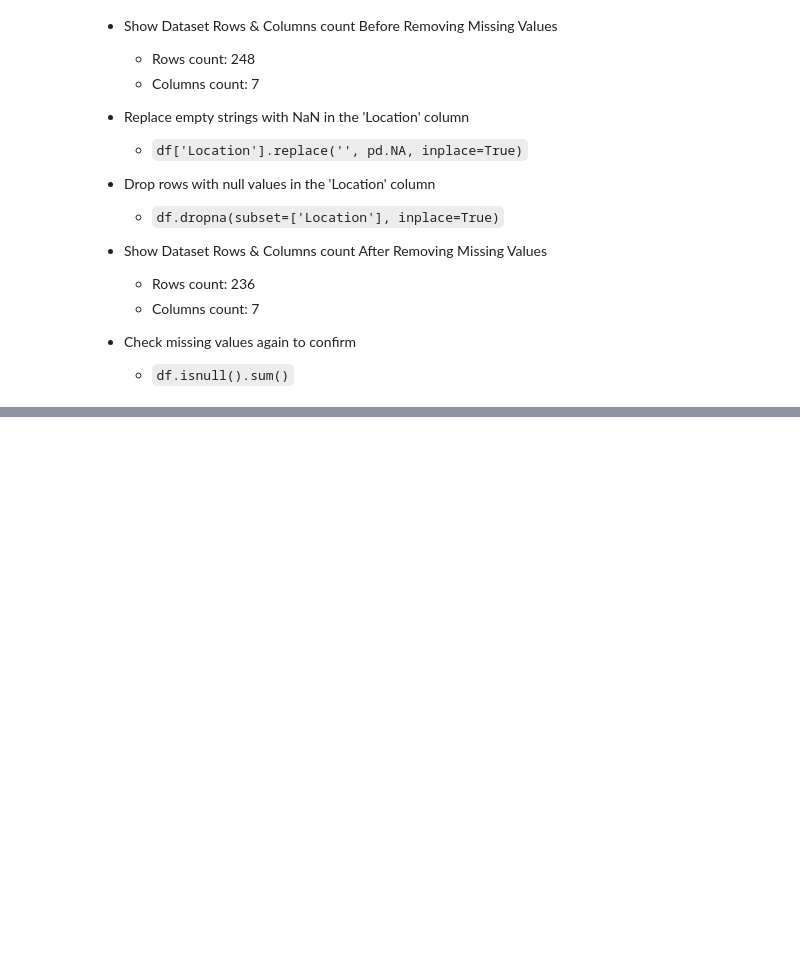
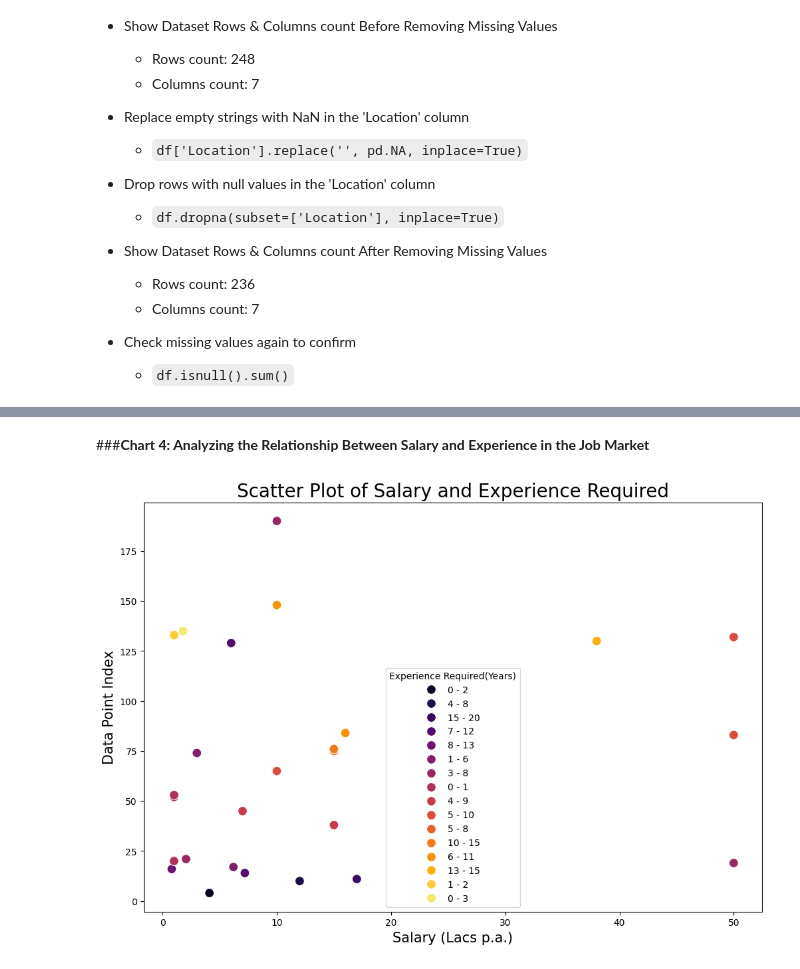
Before and after one commit to deveshsharma09/Web-Scraping-Data-Science-Job-Listings, a Jupyter notebook: Web_Scraping_Data_Science_Job_Listings.ipynb, the cells around one changed output, grey strips where cells are left out. Saved outputs shown, nothing was run; the diff lists cells and outputs as text; code cells hidden in the pictures; blank space fills up the shorter version.

```diff
--- a/Web_Scraping_Data_Science_Job_Listings.ipynb
+++ b/Web_Scraping_Data_Science_Job_Listings.ipynb
@@ -364,0 +436,14 @@ dtype: int64
+# %% [markdown]
+###**Chart 4: Analyzing the Relationship Between Salary and Experience in the Job Market**
+# %%
+# Create a scatter plot with increased point size
+plt.figure(figsize=(12, 8))
+sns.scatterplot(x='Salary(Lacs p.a.)', y=df_salary.index, hue='Experience Required(Years)', data=df_salary, palette='inferno', s=100)
+plt.title('Scatter Plot of Salary and Experience Required',fontsize=20)
+plt.xlabel('Salary (Lacs p.a.)',fontsize=15)
+plt.ylabel('Data Point Index',fontsize=15)
+
+# Show the plot
+plt.show()
+# %% [output]
+[figure, added]
```
Also changed, not shown: parts of 12 cells of this notebook.
